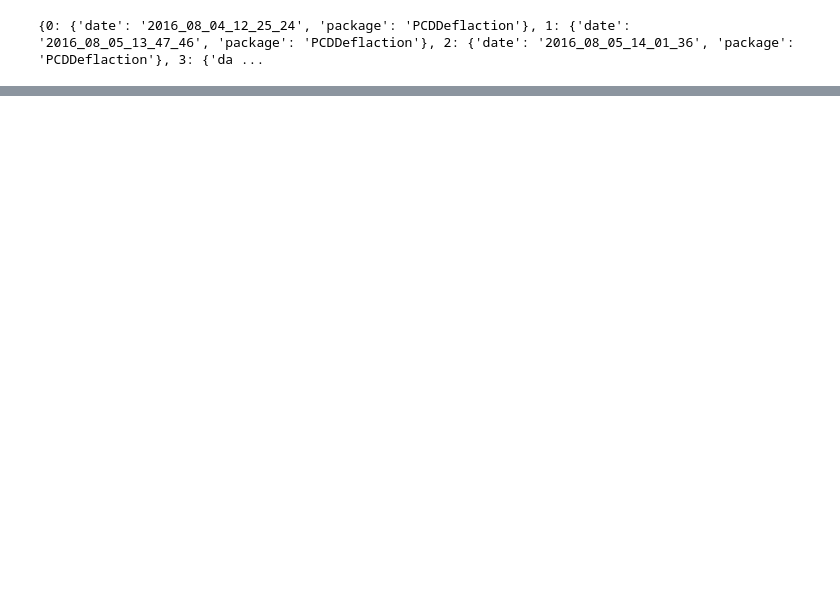
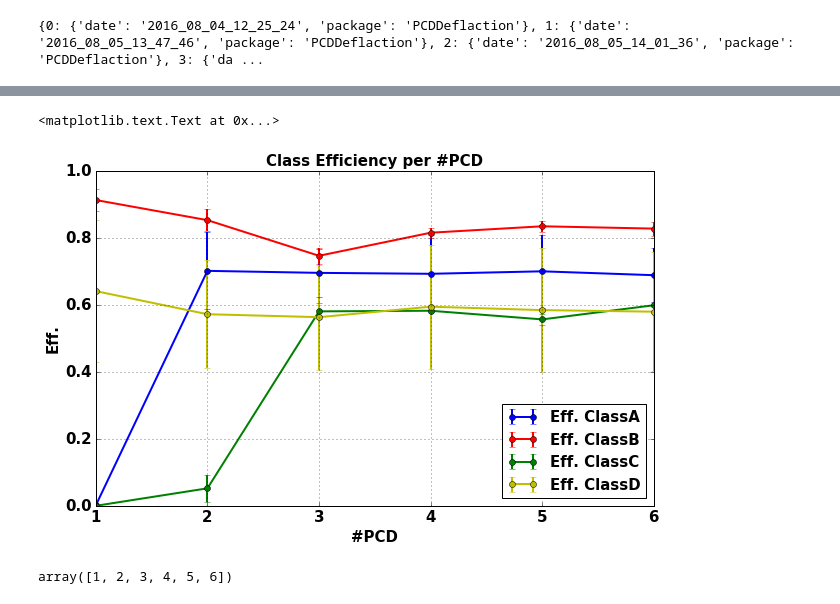
Before and after one commit to natmourajr/SonarAnalysis, a Jupyter notebook: Packages/PreProcessing/PCDIndependent/PCDIndependent_Train.ipynb, the cells around one changed output, grey strips where cells are left out. Drawn from its saved outputs; the diff is of its cells as text; code cells hidden in the pictures; blank space fills up the shorter version.

```diff
--- a/Packages/PreProcessing/PCDIndependent/PCDIndependent_Train.ipynb
+++ b/Packages/PreProcessing/PCDIndependent/PCDIndependent_Train.ipynb
@@ -493,0 +602,64 @@ array([[ 3.28546071]], dtype=float32)
+# %%
+# Train a NN to measure the classification eff by PCD.
+
+from sklearn.metrics import confusion_matrix
+
+choose_date = '2016_08_11_14_34_24'
+choose_fold = 0
+
+train_info_name = result_analysis_path+'/train_info_files'+'/'+choose_date+'_train_info.jbl'
+train_info = joblib.load(train_info_name)
+train_info = train_info[0]
+pcd_file_name = result_analysis_path+'/output_files'+'/'+choose_date+'_pcds'
+
+pcd_file = open(pcd_file_name+'.pickle', "r")
+pcds = pickle.load(pcd_file)
+pcd_file.close()
+pcds = pcds[0]
+
+analysis_file_name = '%s/%s_pcd_NN_eff_analysis.jbl'%(files_results_path,choose_date)
+results = joblib.load(analysis_file_name)
+results = results[0]
+
+plot_results = {}
+
+eff = np.zeros([4,train_info['n_folds'],train_info['n_pcds']])
+
+for ipcd in range(train_info['n_pcds']):
+    for ifold in range(train_info['n_folds']):
+        for iclass, class_label in enumerate(class_labels):
+            eff[iclass,ifold,ipcd] = results[ifold][ipcd][iclass,iclass]
+
+
+import matplotlib.pyplot as plt
+%matplotlib inline
+
+plt.rcParams['xtick.labelsize'] = 15
+plt.rcParams['ytick.labelsize'] = 15
+
+plt.rc('legend',**{'fontsize':15})
+
+plt.rc('font', weight='bold')
+
+fig = plt.figure(figsize=(10,6))
+
+for iclass, class_label in enumerate(class_labels):
+    plt.errorbar(range(train_info['n_pcds'])+np.ones_like(range(train_info['n_pcds'])),
+                 np.mean(eff[:,:,:],axis=1)[iclass,:],
+                 np.std(eff[:,:,:],axis=1)[iclass,:],
+                 color=m_colors[iclass],linewidth=2.0,
+                 label='Eff. %s'%(class_labels[iclass]),
+                 fmt='-o')
+
+plt.grid()
+plt.legend(loc='best')
+plt.title('Class Efficiency per #PCD',fontweight='bold',fontsize=15)
+plt.xlabel('#PCD',fontweight='bold',fontsize=15)
+plt.ylabel('Eff.',fontweight='bold',fontsize=15)
+# %% [output]
+<matplotlib.text.Text at 0x...>
+[figure, added]
+# %%
+range(train_info['n_pcds'])+np.ones_like(range(train_info['n_pcds']))
+# %% [output]
+array([1, 2, 3, 4, 5, 6])
```
Also changed, not shown: parts of 11 cells of this notebook.
